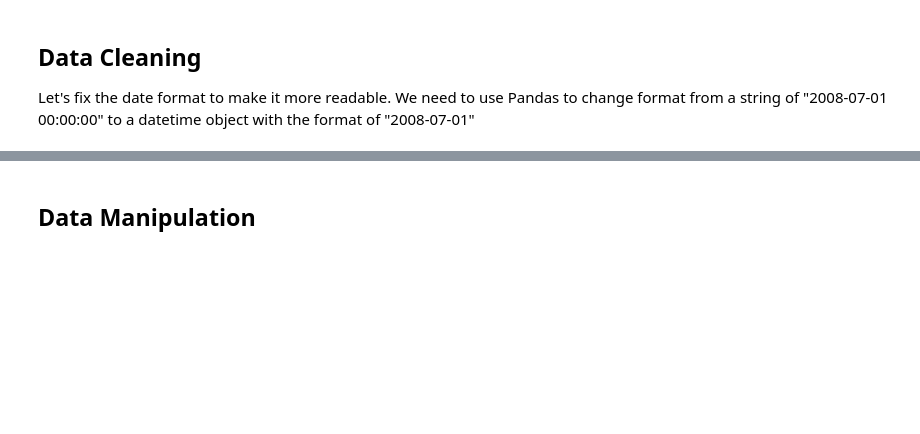
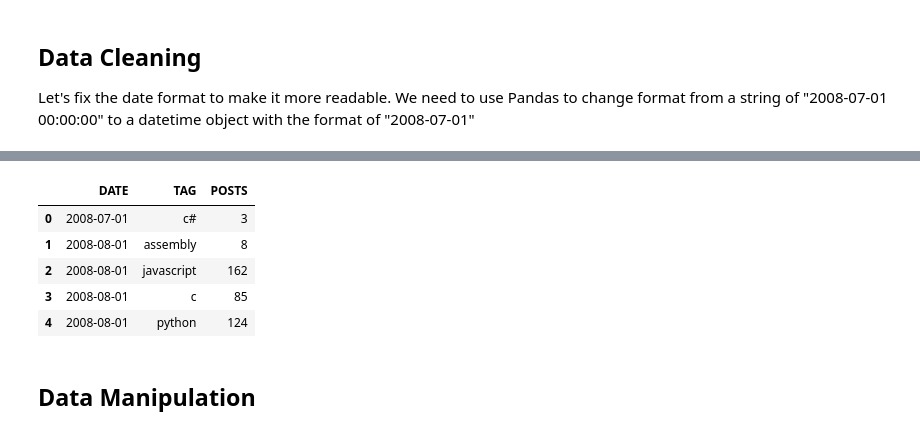
Before and after one commit to rajverma1985/datascience_fun_projects, a Jupyter notebook: programming_languages/Programming_Languages.ipynb, the cells around one changed output, grey strips where cells are left out. Cells and saved outputs as stored; diff of their text form; code cells hidden in the pictures; blank space fills up the shorter version.

```diff
--- a/programming_languages/Programming_Languages.ipynb
+++ b/programming_languages/Programming_Languages.ipynb
@@ -103,0 +108,10 @@ Let's fix the date format to make it more readable. We need to use Pandas to cha
+# %%
+df.DATE = pd.to_datetime(df.DATE)
+df.head()
+# %% [output]
+|  | DATE | TAG | POSTS |
+| 0 | 2008-07-01 | c# | 3 |
+| 1 | 2008-08-01 | assembly | 8 |
+| 2 | 2008-08-01 | javascript | 162 |
+| 3 | 2008-08-01 | c | 85 |
+| 4 | 2008-08-01 | python | 124 |
```
Also changed, not shown: parts of 9 cells of this notebook.
